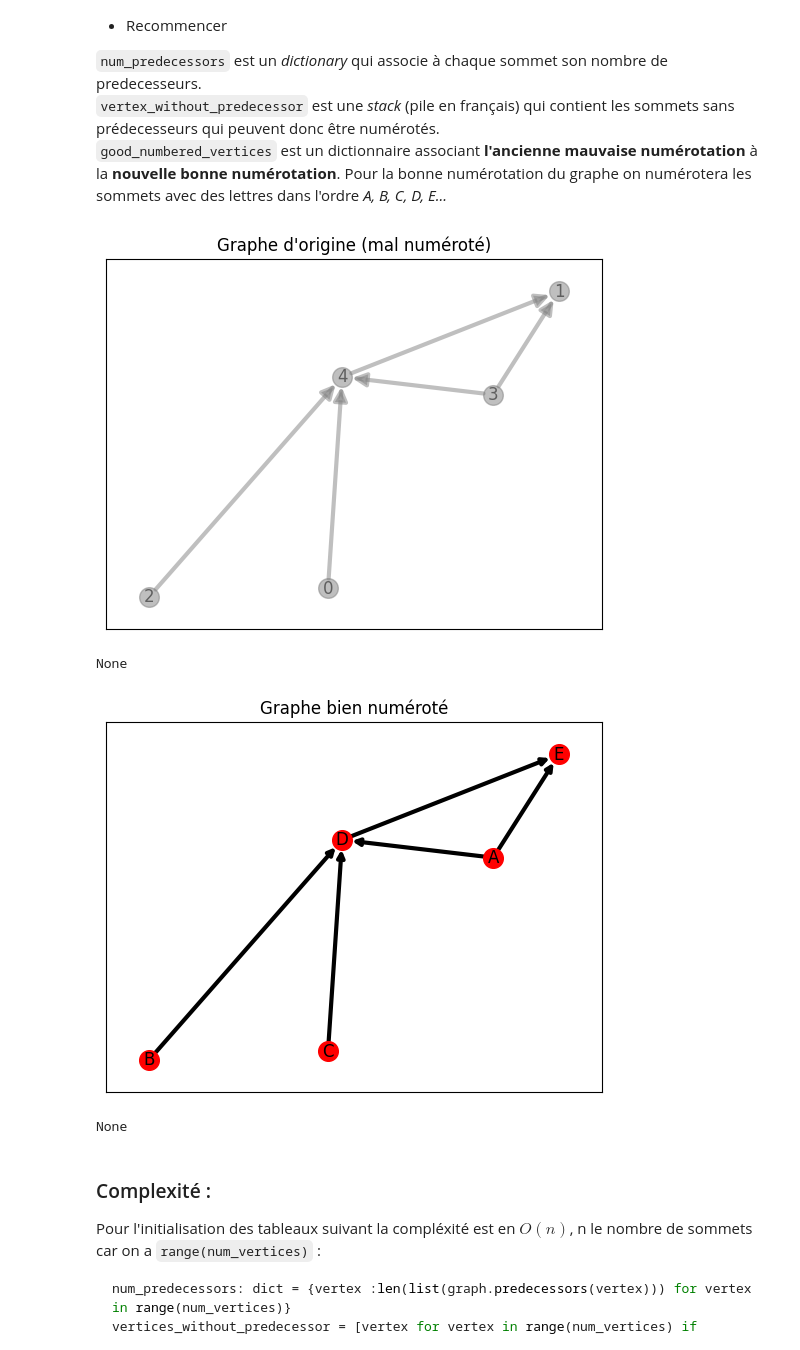
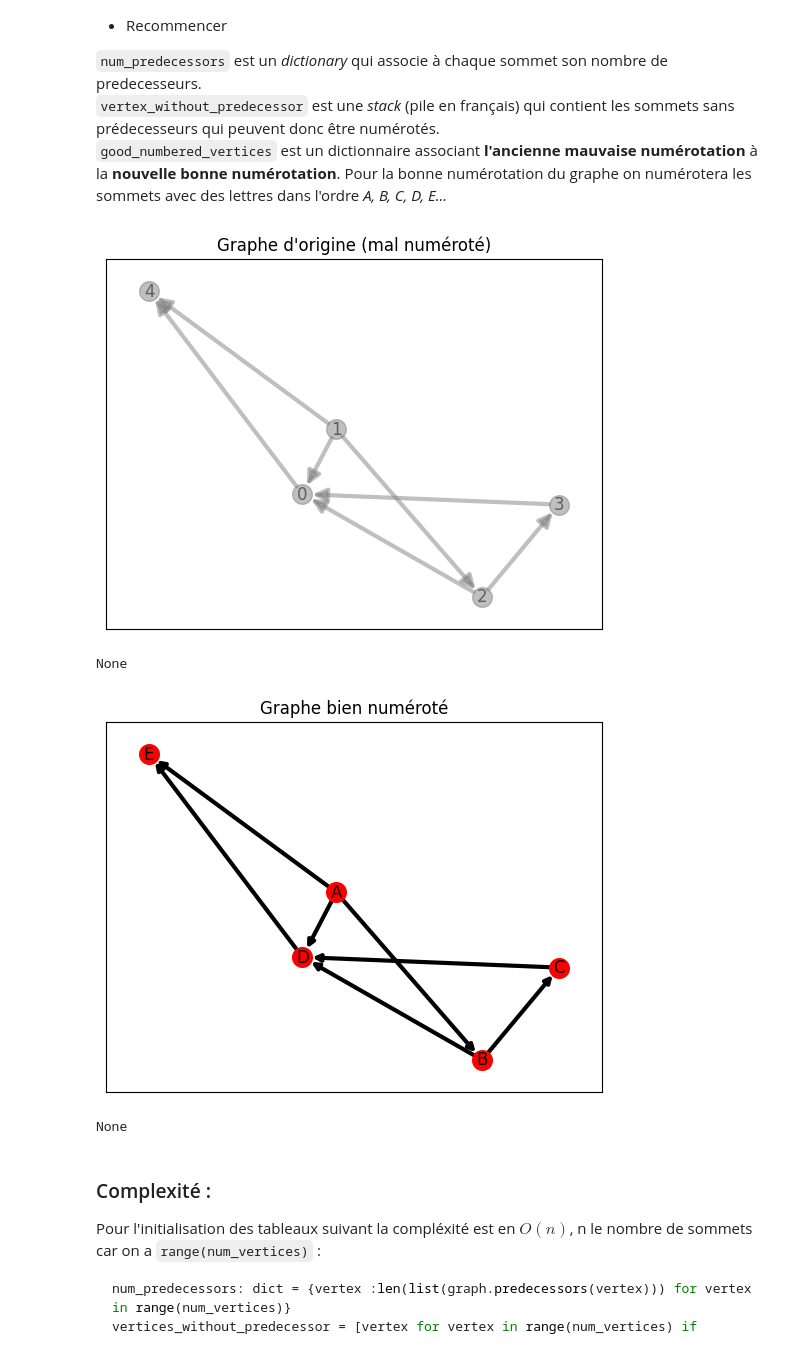
Before and after one commit to kilaposhi/graph_theory, a Jupyter notebook: Good_numbering.ipynb, the cells around one changed output. Saved outputs shown, nothing was run; the diff lists cells and outputs as text; code cells hidden in the pictures.

```diff
--- a/Good_numbering.ipynb
+++ b/Good_numbering.ipynb
@@ -55,57 +54,44 @@ L'algorithme de bonne numérotation va :
 `vertex_without_predecessor` est une *stack* (pile en français) qui contient les sommets sans prédecesseurs qui peuvent donc être numérotés.
 `good_numbered_vertices` est un dictionnaire associant **l'ancienne mauvaise numérotation** à la **nouvelle bonne numérotation**. Pour la bonne numérotation du graphe on numérotera les sommets avec des lettres dans l'ordre *A, B, C, D, E...*
 # %%
-def vertices_number_of_predecessors(graph : nx.DiGraph)-> dict:
-    """
-    Return dict associating vertices and their number of predecessors from a graph
-    :Example: {0: 2, vertex: num_predecessor,...}  vertex '0' has 2 predecessors
-    """
-    num_vertices = graph.number_of_nodes()
-    return  {vertex :len(list(graph.predecessors(vertex))) for vertex in range(num_vertices)}
+from graph_predecessors import  vertices_number_of_predecessors, vertices_without_predecessors
 
-def vertices_without_predecessors(graph : nx.DiGraph) -> list:
-    """
-    return a list of graph's vertices that does not have predecessors
-    :Example: [0,2] vertices '0' and '2' does have predecessors in the graph
-    """
-    num_vertices = graph.number_of_nodes()
-    num_predecessors = vertices_number_of_predecessors(graph)
-    return  [vertex for vertex in range(num_vertices) if num_predecessors[vertex]==0] # stack
+num_vertices = 5
+num_edges = 7
 
-
-def good_numbering(graph: nx.DiGraph, alphabet = "ABCDEFGHIJKLMNOPQRSTUVWXYZ"):
-    num_predecessors :dict = vertices_number_of_predecessors(graph)
-    vertices_without_predecessor :list = vertices_without_predecessors(graph) # is a stack
-    good_numbered_vertices={} # ex {0:'C', 1:'A', old: new,...}
+def good_numbering(graph: nx.DiGraph, alphabet="ABCDEFGHIJKLMNOPQRSTUVWXYZ"):
+    num_predecessors :dict[int, int] = vertices_number_of_predecessors(graph)
+    vertices_without_predecessor :list[int] = vertices_without_predecessors(graph) # is a stack
+    good_numbered_vertices: dict[int,str]={} # ex {0:'C', 1:'A', old: new,...}
     number = 0
     while len(vertices_without_predecessor)>0:
         vertex = vertices_without_predecessor.pop()
         good_numbered_vertices[vertex]= alphabet[number]
         number += 1
         for successor in graph.successors(vertex):
             num_predecessors[successor] -= 1  # "Delete vertex" from the graph to number
             if num_predecessors[successor] == 0:
                 vertices_without_predecessor.append(successor)
     return good_numbered_vertices
 
 
 def create_numbered_graph(graph : nx.DiGraph, good_numbered_vertices: dict):
     numbered_graph = graph.copy()
     numbered_graph = nx.relabel_nodes(numbered_graph, good_numbered_vertices)
     return numbered_graph
 
-graph = create_acyclic_DiGraph(5, 5)
+graph = create_acyclic_DiGraph(num_vertices, num_edges)
 draw_grey_graph(graph, title="Graphe d'origine (mal numéroté)")
 display(plt.show())
 
 good_numbered_vertices = good_numbering(graph)
 numbered_graph = create_numbered_graph(graph, good_numbered_vertices)
 draw_graph(numbered_graph, title="Graphe bien numéroté")
 display(plt.show())
 # %% [output]
-[figure, old version]
+[figure, new version]
 None
-[figure, old version]
+[figure, new version]
 None
 # %% [markdown]
 ### Complexité :
```
Also changed, not shown: parts of 1 cell of this notebook, 4 other files.
